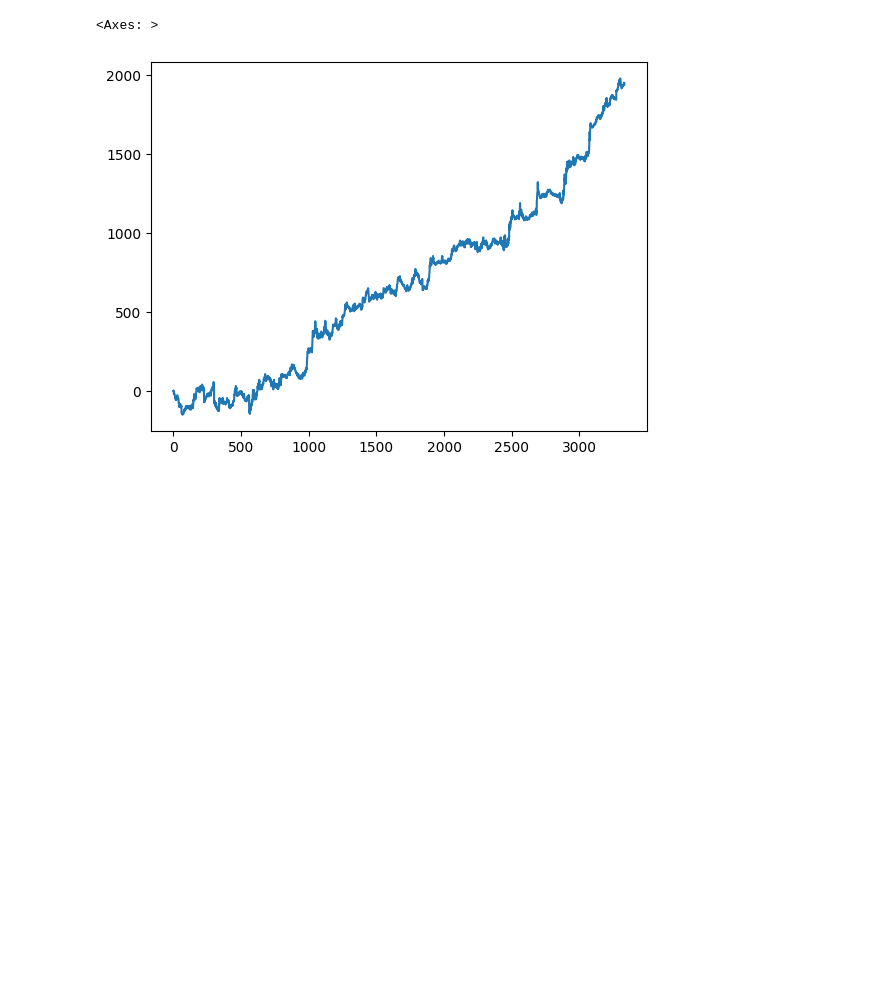
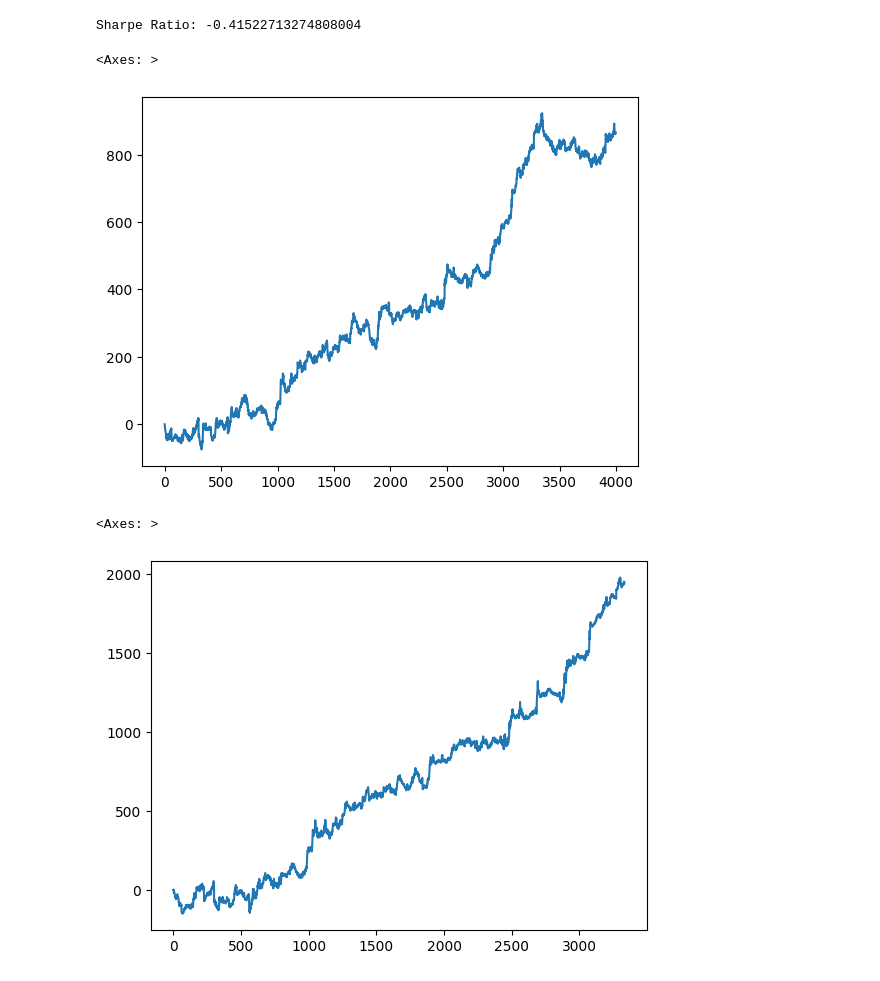
Before and after one commit to EliasKha/Imperial-Hackathon-2024, a Jupyter notebook: data_managment.ipynb, the cells around one changed output. Saved outputs shown, nothing was run; the diff lists cells and outputs as text; code cells hidden in the pictures; blank space fills up the shorter version.

```diff
--- a/data_managment.ipynb
+++ b/data_managment.ipynb
@@ -3,9 +3,9 @@ import pandas as pd
 import cryptpandas as crp
 import os
 
-decrypted_df = crp.read_encrypted(path='data/encrypted_data/release_3931.crypt', password='hjhMuDFZTCJEcI6q')
+decrypted_df = crp.read_encrypted(path='data/encrypted_data/release_4891.crypt', password='9YAePHMaPzZKmsmv')
 
-decrypted_df.to_csv('data/decrypted_data/release_3931.csv')
+decrypted_df.to_csv('data/decrypted_data/release_4891.csv')
 # %%
 
 file_list = [os.listdir('data/decrypted_data')[-1]]
@@ -14,3 +14,26 @@ csv_files = [f for f in file_list if f.endswith('.csv')]
 merged_data = pd.concat([pd.read_csv(f'data/decrypted_data/{file}') for file in csv_files], ignore_index=True)
 merged_data = merged_data.drop(['Unnamed: 0'], axis=  1)
 merged_data.to_csv('data/merged_data.csv', index=False)
+# %%
+import pandas as pd
+import numpy as np
+import quantstats as qs
+
+# Assuming decrypted_df is already loaded and contains the relevant strategies
+returns = decrypted_df[['strat_2', 'strat_3', 'strat_7', 'strat_11', 'strat_15', 'strat_19', 'strat_23', 'strat_24']].sum(axis=1)
+
+# Calculate the daily returns (percentage change)
+daily_returns = returns.pct_change().dropna()
+
+# Calculate the Sharpe ratio using quantstats
+sharpe_ratio = qs.stats.sharpe(daily_returns)
+
+# Print the Sharpe ratio
+print(f"Sharpe Ratio: {sharpe_ratio}")
+# %% [output]
+Sharpe Ratio: -0.41522713274808004
+# %%
+decrypted_df[['strat_2','strat_3','strat_7','strat_11','strat_15','strat_19','strat_23','strat_24']].sum(axis=1).cumsum().plot()
+# %% [output]
+<Axes: >
+[figure, added]
```
Also changed, not shown: parts of 1 cell of this notebook, 7 other files.
